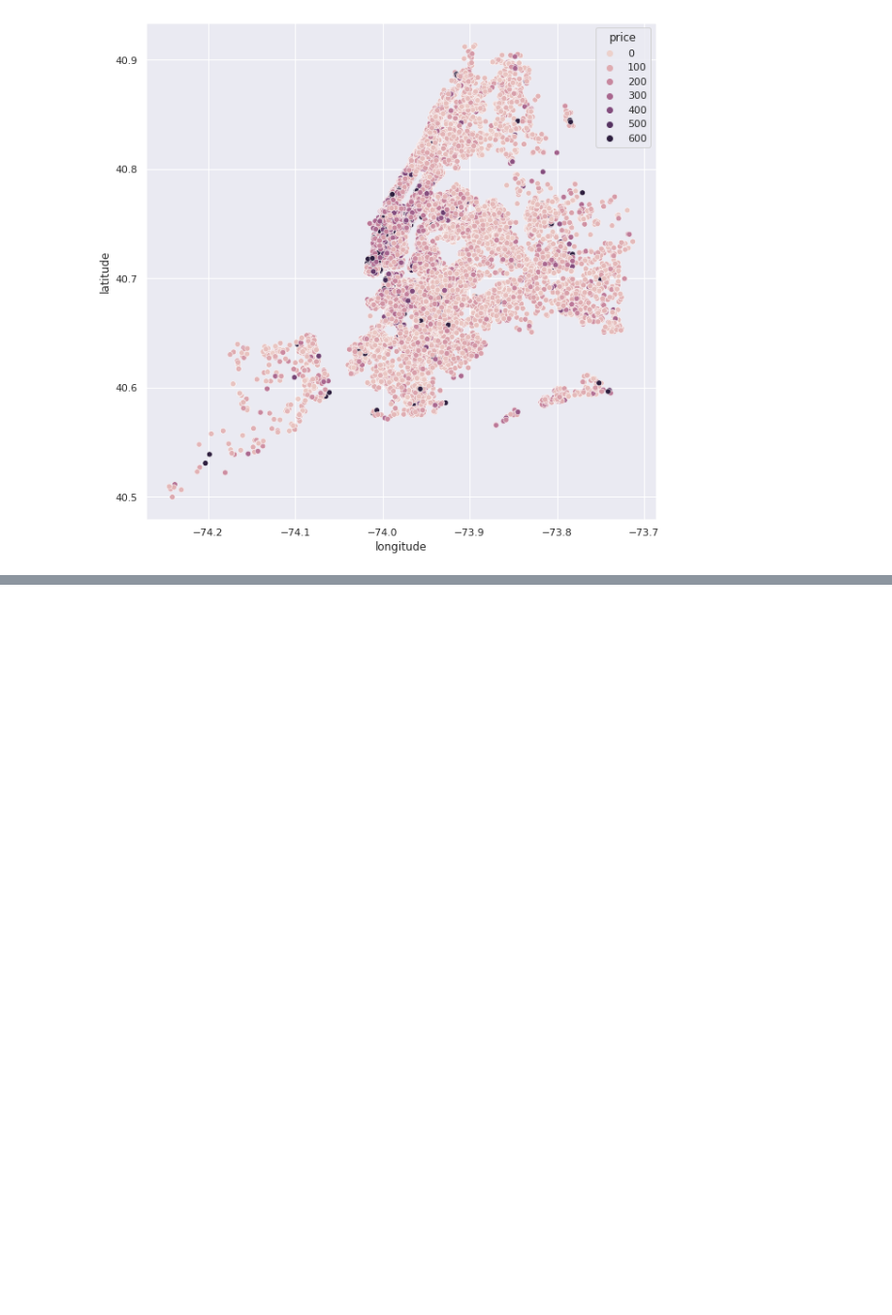
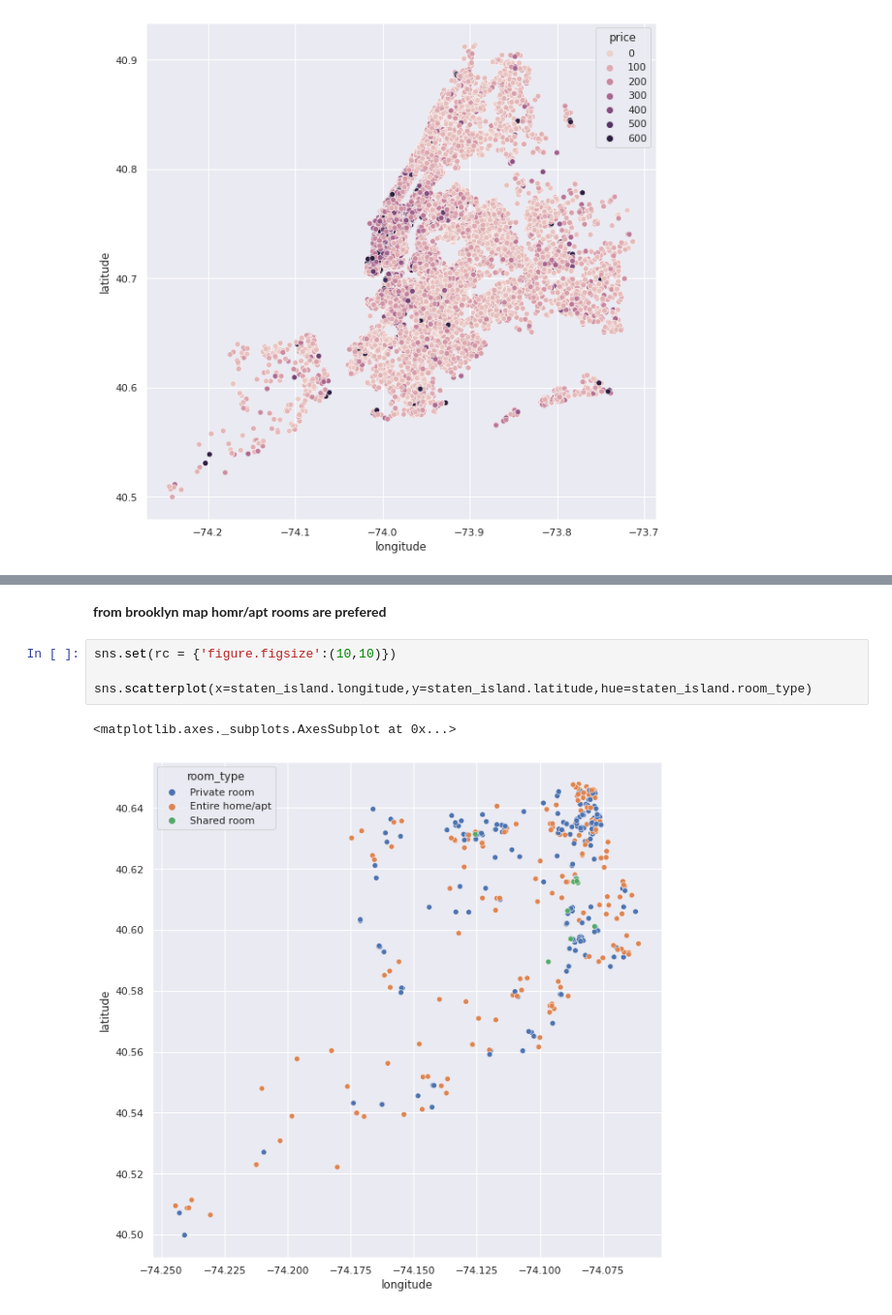
Before and after one commit to bharath967/airbnb_data_analysis, a Jupyter notebook: Airbnb_Bookings_Analysis_.ipynb, the cells around one changed output, grey strips where cells are left out. Shown at 97% size. Saved outputs shown, nothing was run; the diff lists cells and outputs as text; blank space fills up the shorter version.

```diff
--- a/Airbnb_Bookings_Analysis_.ipynb
+++ b/Airbnb_Bookings_Analysis_.ipynb
@@ -551,0 +614,9 @@ sns.scatterplot(x=airbnb.longitude, y=airbnb.latitude,hue=airbnb.price)
+# %% [markdown]
+**from brooklyn map homr/apt rooms are prefered**
+# %%
+sns.set(rc = {'figure.figsize':(10,10)})
+
+sns.scatterplot(x=staten_island.longitude,y=staten_island.latitude,hue=staten_island.room_type)
+# %% [output]
+<matplotlib.axes._subplots.AxesSubplot at 0x...>
+[figure, added]
```
Also changed, not shown: parts of 37 cells of this notebook.
